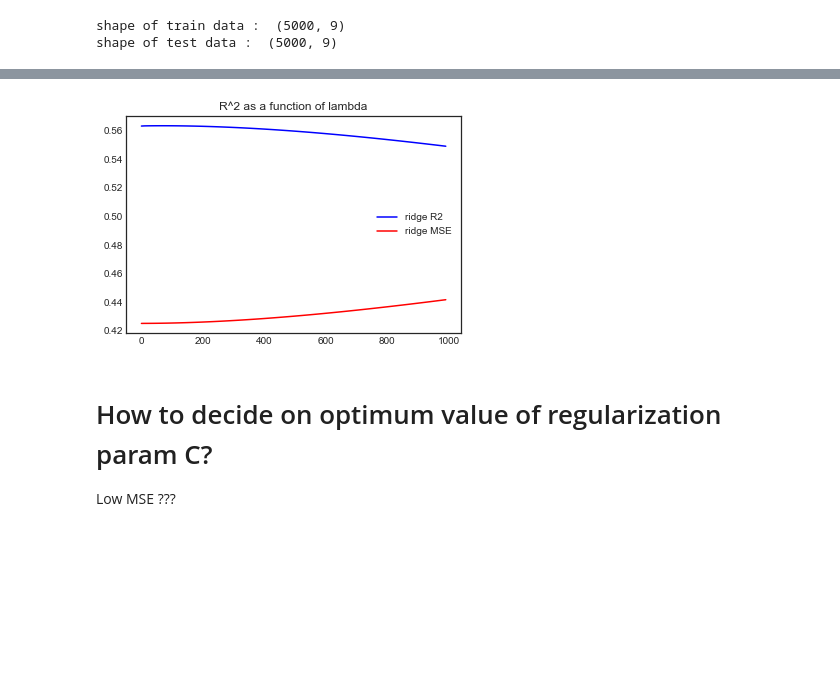
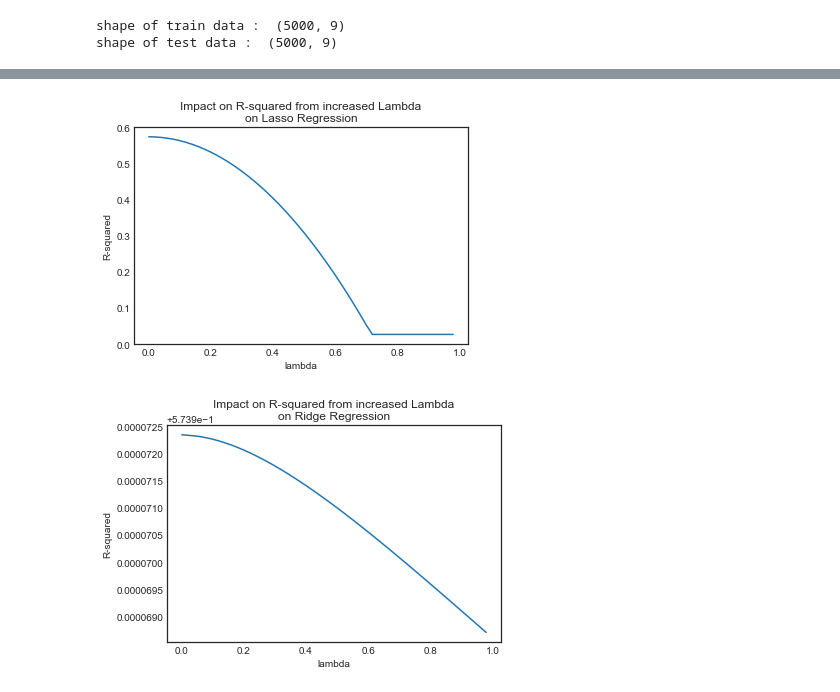
Before and after one commit to prasantidas/Thinkful_Data_Science, a Jupyter notebook: 3.3.2_3.3.3.ipynb, the cells around one changed output, grey strips where cells are left out. Drawn from its saved outputs; the diff is of its cells as text; code cells hidden in the pictures; blank space fills up the shorter version.

```diff
--- a/3.3.2_3.3.3.ipynb
+++ b/3.3.2_3.3.3.ipynb
@@ -376,24 +303,41 @@ plt.show()
-# %%
-from sklearn.metrics import mean_squared_error
-ridge_alpha = []
-ridge_r2 = []
-ridge_errors = []
-for lambd in np.arange(1, 1000, 10):
-    ridgeregrBig = linear_model.Ridge(alpha=lambd, fit_intercept=False)
-    ridgeregrBig.fit(X_train, Y_train)
-    y_pred = ridgeregrBig.predict(X_train)
-    ridge_alpha.append(lambd)
-    ridge_r2.append(ridgeregrBig.score(X_test, Y_test))
-    ridge_errors.append(mean_squared_error(y_pred, Y_train))
-
-
-plt.plot(ridge_alpha, ridge_r2, label = 'ridge R2', color='b')
-plt.plot(ridge_alpha, ridge_errors, label = 'ridge MSE', color='r')
-plt.title('R^2 as a function of lambda')
-plt.legend()
-plt.show()
-# %% [output]
-[figure, removed]
-# %% [markdown]
-# How to decide on optimum value of regularization param C?
-Low MSE ???
+# %%
+las_r2 = []
+ridge_r2 = []
+
+
+for lambd in np.arange(0.0001, 1, 0.02):
+    lassBig = linear_model.Lasso(alpha=lambd)
+    lassBig.fit(X_train2, Y_train)
+    las_r2.append([lambd, lassBig.score(X_train2, Y_train)])
+
+
+    ridgeBig = linear_model.Ridge(alpha=lambd, fit_intercept=False)
+    ridgeBig.fit(X_train2, Y_train)
+    ridge_r2.append([lambd, ridgeBig.score(X_train2, Y_train)])
+
+
+las_r2_df = pd.DataFrame(
+    las_r2,columns=['lambda']+['R-squared_Lasso'])
+las_r2_df.sort_values(by='lambda', inplace=True, ascending=True)
+
+ridge_r2_df = pd.DataFrame(
+    ridge_r2,
+    columns=['lambda']+['R-squared_Ridge'])
+ridge_r2_df.sort_values(by='lambda', inplace=True, ascending=True)
+
+
+#Plotting r-squared for each lambda
+plt.plot(las_r2_df['lambda'], las_r2_df['R-squared_Lasso'], label='Lasso')
+plt.xlabel('lambda')
+plt.ylabel('R-squared')
+plt.title('Impact on R-squared from increased Lambda\non Lasso Regression')
+plt.show()
+
+plt.plot(ridge_r2_df['lambda'], ridge_r2_df['R-squared_Ridge'], label='Ridge')
+plt.xlabel('lambda')
+plt.ylabel('R-squared')
+plt.title('Impact on R-squared from increased Lambda\non Ridge Regression')
+plt.show()
+# %% [output]
+[figure, added]
+[figure, added]
```
Also changed, not shown: parts of 8 cells of this notebook.
